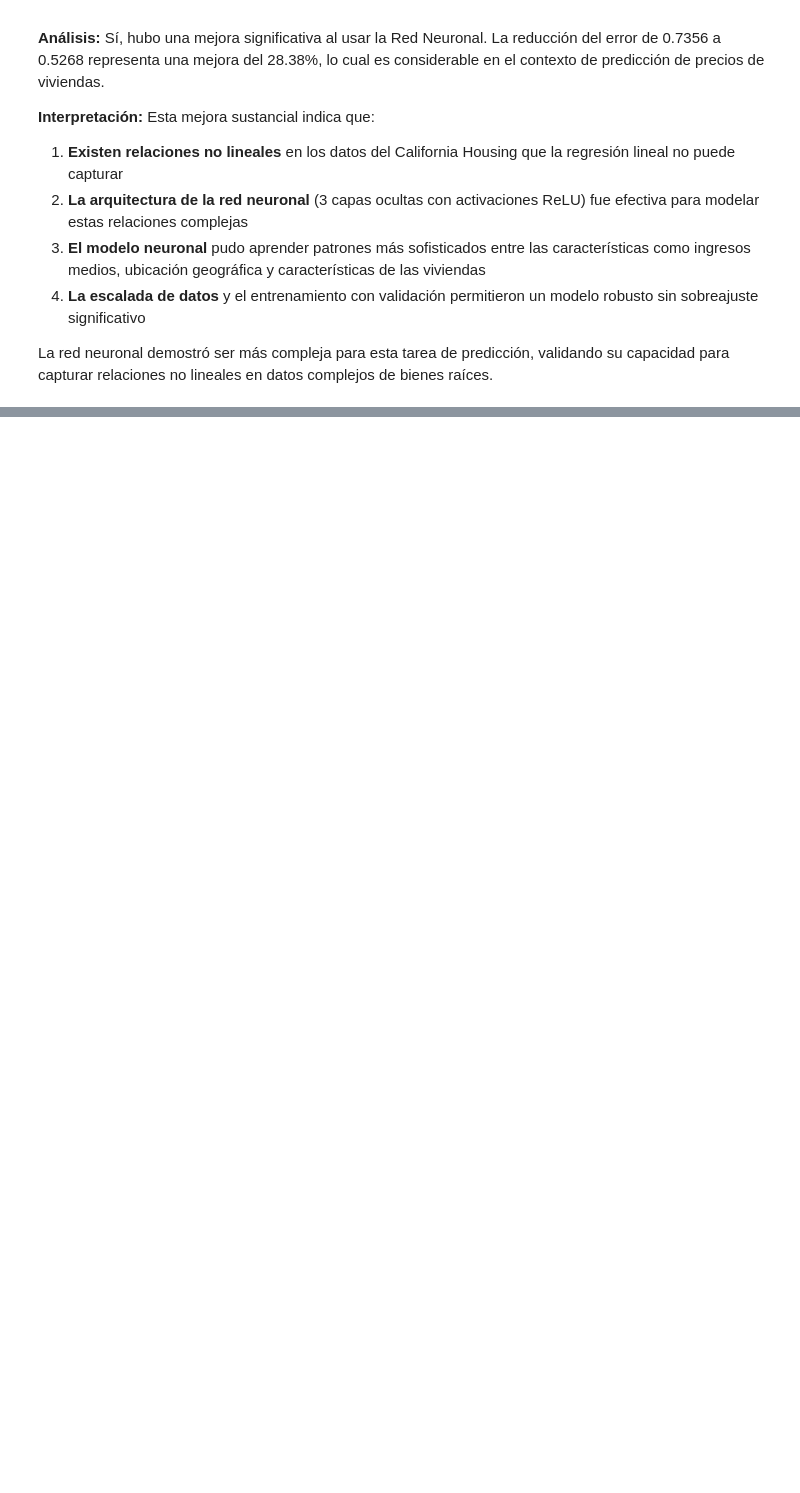
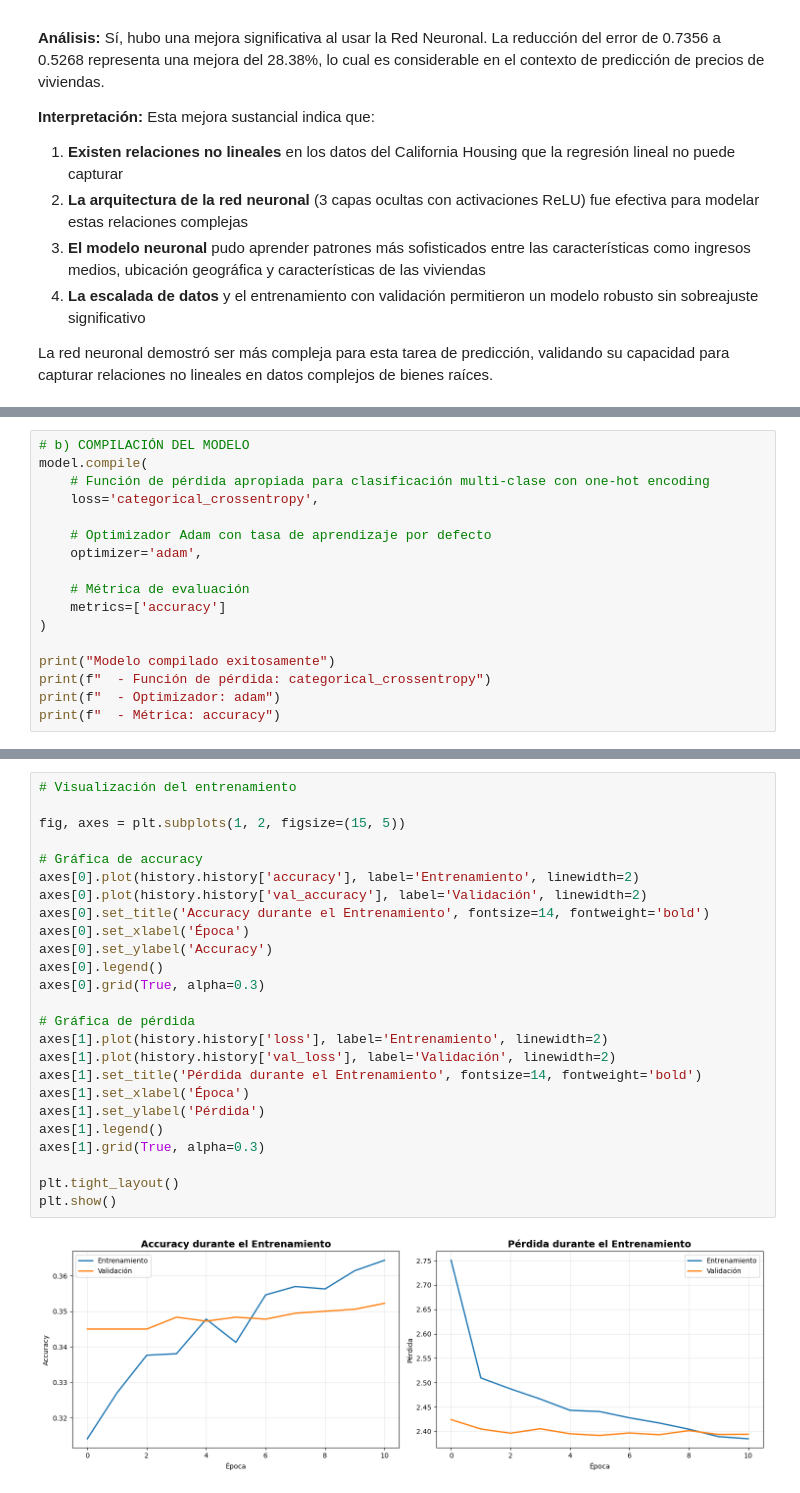
Before and after one commit to karlolhs/IML-QLAB, a Jupyter notebook: IML/PC3/PC3.ipynb, the cells around one changed output, grey strips where cells are left out. Drawn from its saved outputs; the diff is of its cells as text; blank space fills up the shorter version.

```diff
--- a/IML/PC3/PC3.ipynb
+++ b/IML/PC3/PC3.ipynb
@@ -245,0 +440,17 @@ La red neuronal demostró ser más compleja para esta tarea de predicción, vali
+# %%
+# b) COMPILACIÓN DEL MODELO
+model.compile(
+    # Función de pérdida apropiada para clasificación multi-clase con one-hot encoding
+    loss='categorical_crossentropy',
+
+    # Optimizador Adam con tasa de aprendizaje por defecto
+    optimizer='adam',
+
+    # Métrica de evaluación
+    metrics=['accuracy']
+)
+
+print("Modelo compilado exitosamente")
+print(f"  - Función de pérdida: categorical_crossentropy")
+print(f"  - Optimizador: adam")
+print(f"  - Métrica: accuracy")
@@ -245,0 +503,27 @@ La red neuronal demostró ser más compleja para esta tarea de predicción, vali
+# %%
+# Visualización del entrenamiento
+
+fig, axes = plt.subplots(1, 2, figsize=(15, 5))
+
+# Gráfica de accuracy
+axes[0].plot(history.history['accuracy'], label='Entrenamiento', linewidth=2)
+axes[0].plot(history.history['val_accuracy'], label='Validación', linewidth=2)
+axes[0].set_title('Accuracy durante el Entrenamiento', fontsize=14, fontweight='bold')
+axes[0].set_xlabel('Época')
+axes[0].set_ylabel('Accuracy')
+axes[0].legend()
+axes[0].grid(True, alpha=0.3)
+
+# Gráfica de pérdida
+axes[1].plot(history.history['loss'], label='Entrenamiento', linewidth=2)
+axes[1].plot(history.history['val_loss'], label='Validación', linewidth=2)
+axes[1].set_title('Pérdida durante el Entrenamiento', fontsize=14, fontweight='bold')
+axes[1].set_xlabel('Época')
+axes[1].set_ylabel('Pérdida')
+axes[1].legend()
+axes[1].grid(True, alpha=0.3)
+
+plt.tight_layout()
+plt.show()
+# %% [output]
+[figure, added]
```
Also changed, not shown: parts of 21 cells of this notebook.
